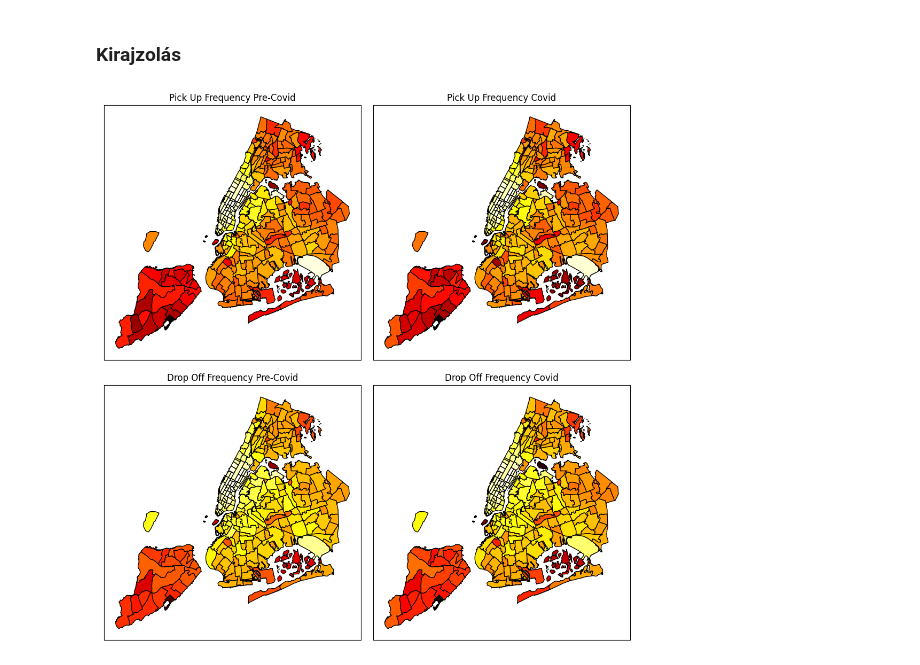
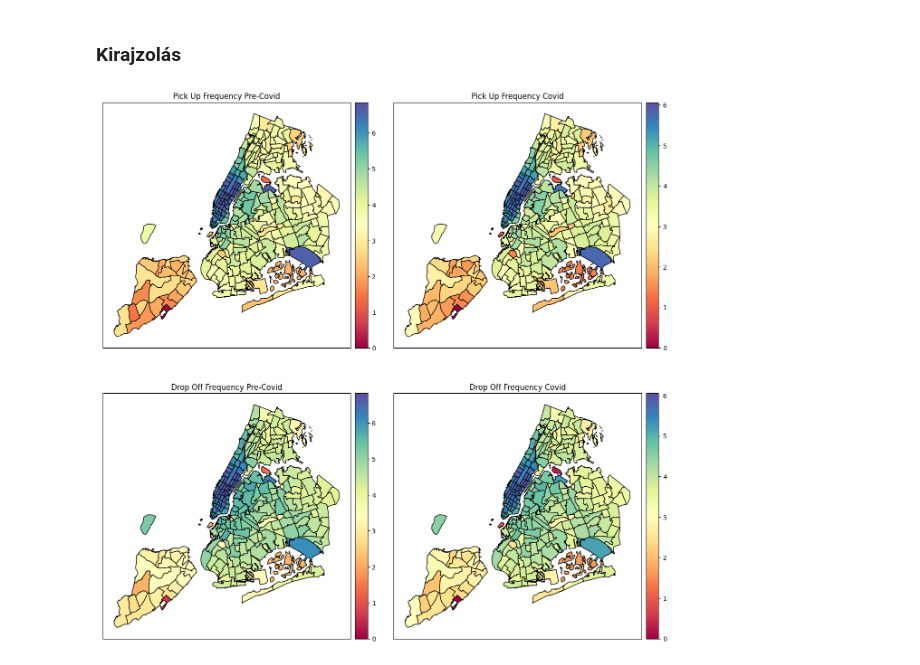
Before and after one commit to Donci31/big-data-group-project, a Jupyter notebook: nyc_map.ipynb, the cells around one changed output. Saved outputs shown, nothing was run; the diff lists cells and outputs as text; code cells hidden in the pictures.

Commit message:
Spectral colormap and legend added

```diff
--- a/nyc_map.ipynb
+++ b/nyc_map.ipynb
@@ -77,60 +77,71 @@ Wall time: 18.3 s
 # %% [markdown]
 ### Logaritmus vétel és hiányzó adatok kitöltése
 # %%
-data['PUFrequencyPrC'] = np.log(pickup_pre_covid).fillna(value=0)
-data['DOFrequencyPrC'] = np.log(dropoff_pre_covid).fillna(value=0)
+data['PUFrequencyPrC'] = np.log10(pickup_pre_covid).fillna(value=0)
+data['DOFrequencyPrC'] = np.log10(dropoff_pre_covid).fillna(value=0)
 
-data['PUFrequencyC'] = np.log(pickup_covid).fillna(value=0)
-data['DOFrequencyC'] = np.log(dropoff_covid).fillna(value=0)
+data['PUFrequencyC'] = np.log10(pickup_covid).fillna(value=0)
+data['DOFrequencyC'] = np.log10(dropoff_covid).fillna(value=0)
 # %% [markdown]
 ### Kirajzolás
 # %%
+from mpl_toolkits.axes_grid1.axes_divider import make_axes_locatable
+
 fig, ax = plt.subplots(2, 2, figsize=(13, 13))
 
-ax[0][0].title.set_text('Pick Up Frequency Pre-Covid')
-ax[0][1].title.set_text('Pick Up Frequency Covid')
+fig.tight_layout()
 
-ax[1][0].title.set_text('Drop Off Frequency Pre-Covid')
-ax[1][1].title.set_text('Drop Off Frequency Covid')
+ax[0, 0].title.set_text('Pick Up Frequency Pre-Covid')
+ax[0, 1].title.set_text('Pick Up Frequency Covid')
+
+ax[1, 0].title.set_text('Drop Off Frequency Pre-Covid')
+ax[1, 1].title.set_text('Drop Off Frequency Covid')
 
 for row in ax:
     for column in row:
         column.set_xticks([])
         column.set_yticks([])
 
-plt.subplots_adjust(
-    wspace=0,
-    hspace=0.1
+data.plot(
+    cmap='Spectral',
+    column='PUFrequencyPrC',
+    ax=ax[0, 0],
+    edgecolor='black',
+    legend=True,
+    cax=(make_axes_locatable(ax[0, 0])
+         .append_axes("right", size="5%", pad=0.1))
 )
 
 data.plot(
-    cmap='hot',
-    column='PUFrequencyPrC',
-    ax=ax[0][0],
-    edgecolor='black'
+    cmap='Spectral',
+    column='PUFrequencyC',
+    ax=ax[0, 1],
+    edgecolor='black',
+    legend=True,
+    cax=(make_axes_locatable(ax[0, 1])
+         .append_axes("right", size="5%", pad=0.1))
 )
 
 data.plot(
-    cmap='hot',
-    column='PUFrequencyC',
-    ax=ax[0][1],
-    edgecolor='black'
+    cmap='Spectral',
+    column='DOFrequencyPrC',
+    ax=ax[1, 0],
+    edgecolor='black',
+    legend=True,
+    cax=(make_axes_locatable(ax[1, 0])
+         .append_axes("right", size="5%", pad=0.1))
 )
 
 data.plot(
-    cmap='hot',
-    column='DOFrequencyPrC',
-    ax=ax[1][0],
-    edgecolor='black'
-)
-
-data.plot(
-    cmap='hot',
+    cmap='Spectral',
     column='DOFrequencyC',
-    ax=ax[1][1],
-    edgecolor='black'
+    ax=ax[1, 1],
+    edgecolor='black',
+    legend=True,
+    cax=(make_axes_locatable(ax[1, 1])
+         .append_axes("right", size="5%", pad=0.1))
 )
 
 plt.show()
 # %% [output]
-[figure, old version]
+[figure, new version]
```
Also changed, not shown: parts of 1 cell of this notebook.
